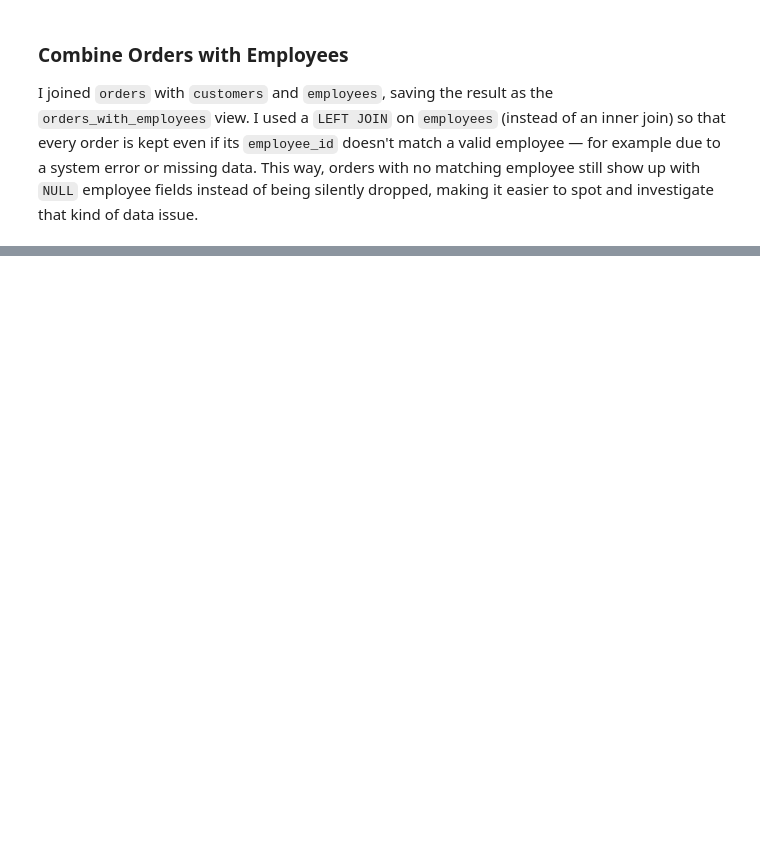
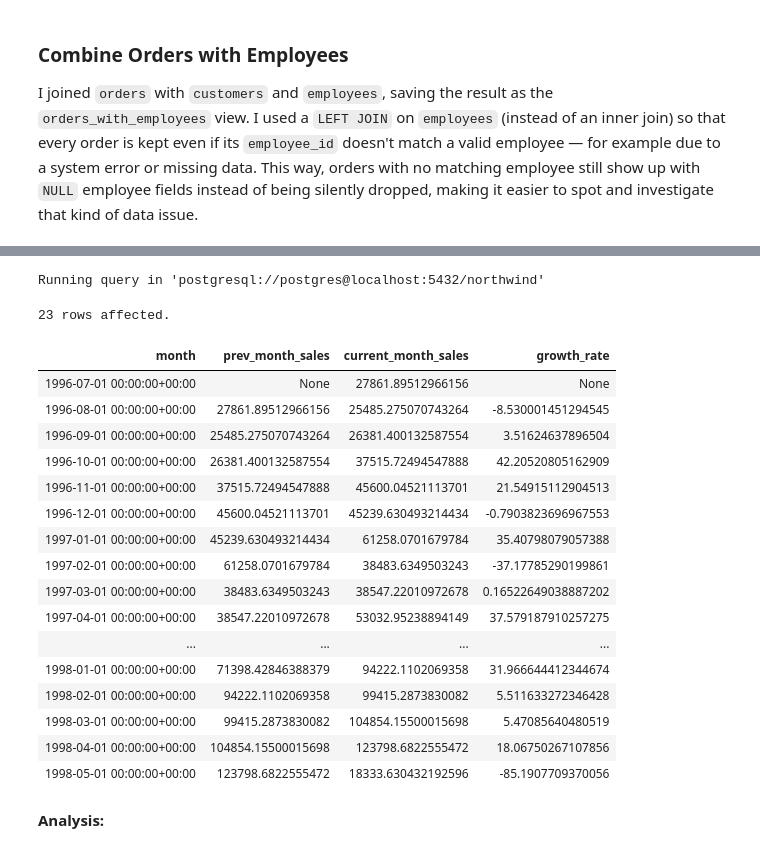
Before and after one commit to IsabelKwon/Northwind-Traders, a Jupyter notebook: northwind/northwind_query.ipynb, the cells around one changed output, grey strips where cells are left out. Saved outputs shown, nothing was run; the diff lists cells and outputs as text; code cells hidden in the pictures; blank space fills up the shorter version.

Commit message:
Add employee sales ranking, sales trend, and customer order analysis queries; add README

```diff
--- a/northwind/northwind_query.ipynb
+++ b/northwind/northwind_query.ipynb
@@ -179,0 +312,40 @@ Truncated to displaylimit of 10.
+# %%
+%%sql
+WITH total_sales_per_month AS (
+     SELECT DATE_TRUNC('month', order_date) as Month,
+            SUM(od.unit_price*od.quantity*(1-od.discount)) as current_month_sales
+            FROM orders as o
+            JOIN order_details as od
+              ON o.order_id=od.order_id
+           GROUP BY Month),
+prev_month_sales AS (
+    SELECT Month, current_month_sales, LAG(current_month_sales) OVER(
+                             ORDER by Month) as prev_month_sales
+      FROM total_sales_per_month
+     GROUP BY Month, current_month_sales
+)
+
+SELECT Month, prev_month_sales, current_month_sales, ((current_month_sales-prev_month_sales)/prev_month_sales*100) as growth_rate
+  FROM prev_month_sales
+# %% [output]
+Running query in 'postgresql://postgres@localhost:5432/northwind'
+23 rows affected.
+| month | prev_month_sales | current_month_sales | growth_rate |
+| 1996-07-01 00:00:00+00:00 | None | 27861.89512966156 | None |
+| 1996-08-01 00:00:00+00:00 | 27861.89512966156 | 25485.275070743264 | -8.530001451294545 |
+| 1996-09-01 00:00:00+00:00 | 25485.275070743264 | 26381.400132587554 | 3.51624637896504 |
+| 1996-10-01 00:00:00+00:00 | 26381.400132587554 | 37515.72494547888 | 42.20520805162909 |
+| 1996-11-01 00:00:00+00:00 | 37515.72494547888 | 45600.04521113701 | 21.54915112904513 |
+| 1996-12-01 00:00:00+00:00 | 45600.04521113701 | 45239.630493214434 | -0.7903823696967553 |
+| 1997-01-01 00:00:00+00:00 | 45239.630493214434 | 61258.0701679784 | 35.40798079057388 |
+| 1997-02-01 00:00:00+00:00 | 61258.0701679784 | 38483.6349503243 | -37.17785290199861 |
+| 1997-03-01 00:00:00+00:00 | 38483.6349503243 | 38547.22010972678 | 0.16522649038887202 |
+| 1997-04-01 00:00:00+00:00 | 38547.22010972678 | 53032.95238894149 | 37.579187910257275 |
+| ... | ... | ... | ... |
+| 1998-01-01 00:00:00+00:00 | 71398.42846388379 | 94222.1102069358 | 31.966644412344674 |
+| 1998-02-01 00:00:00+00:00 | 94222.1102069358 | 99415.2873830082 | 5.511633272346428 |
+| 1998-03-01 00:00:00+00:00 | 99415.2873830082 | 104854.15500015698 | 5.47085640480519 |
+| 1998-04-01 00:00:00+00:00 | 104854.15500015698 | 123798.6822555472 | 18.06750267107856 |
+| 1998-05-01 00:00:00+00:00 | 123798.6822555472 | 18333.630432192596 | -85.1907709370056 |
+# %% [markdown]
+**Analysis:**
```
Also changed, not shown: parts of 19 cells of this notebook, 1 other file.
